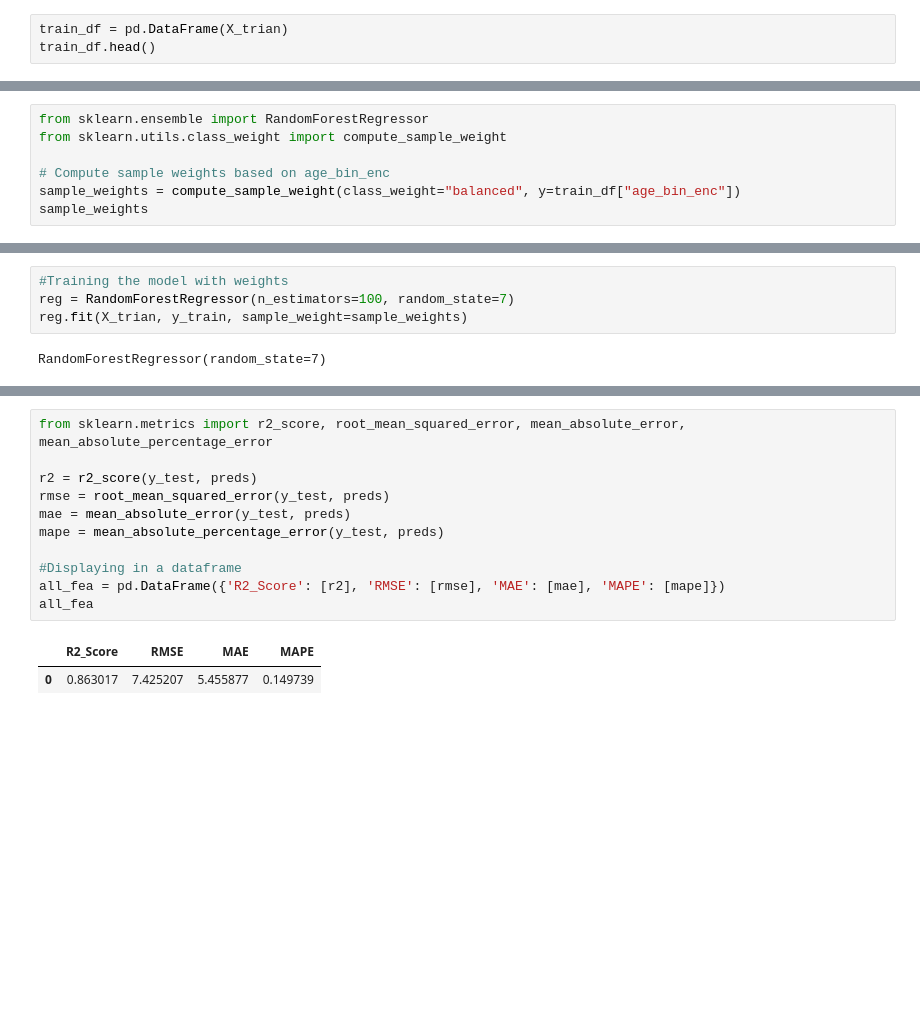
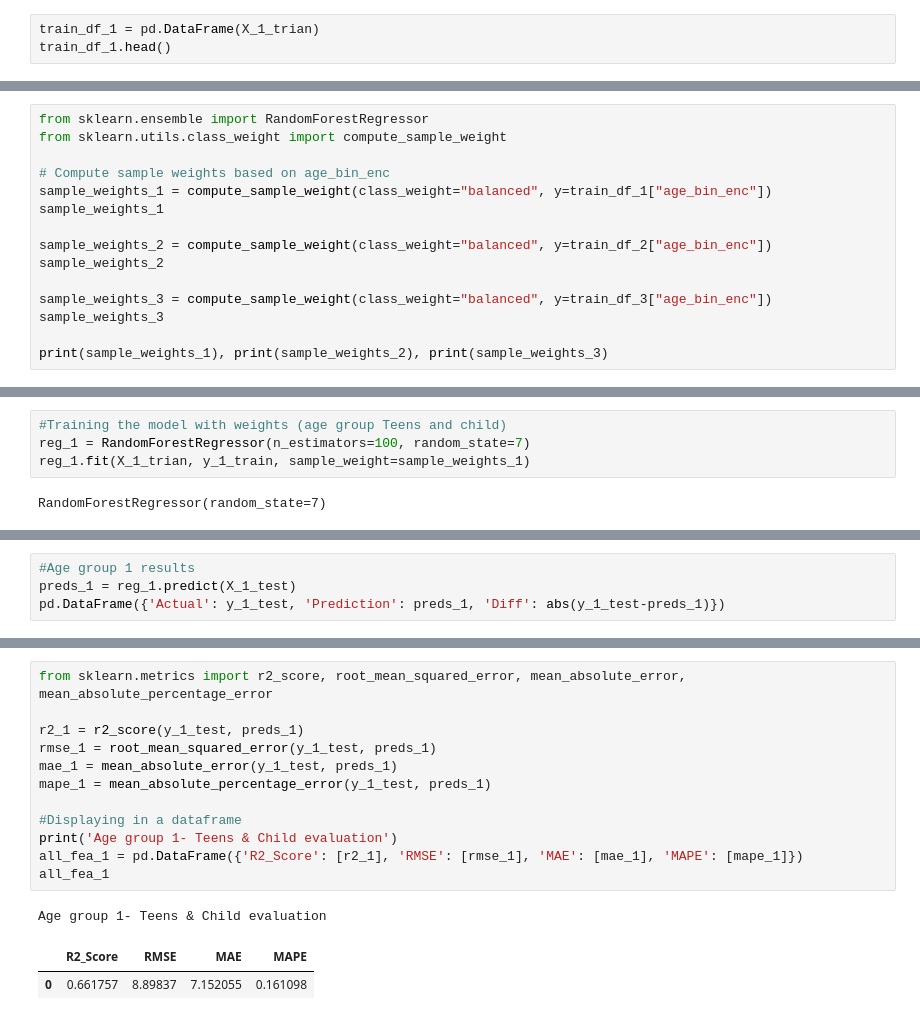
Before and after one commit to kisaraF/Pediatric-ADR-DDI-Tool, a Jupyter notebook: Notebooks/Missing_Values_Prediction_Model_Building/new_model_training_clustered.ipynb, the cells around one changed output, grey strips where cells are left out. Drawn from its saved outputs; the diff is of its cells as text; blank space fills up the shorter version.

```diff
--- a/Notebooks/Missing_Values_Prediction_Model_Building/new_model_training_clustered.ipynb
+++ b/Notebooks/Missing_Values_Prediction_Model_Building/new_model_training_clustered.ipynb
@@ -42,5 +90,5 @@ X_trian.shape, X_test.shape, y_train.shape, y_test.shape
 # %%
-train_df = pd.DataFrame(X_trian)
-train_df.head()
+train_df_1 = pd.DataFrame(X_1_trian)
+train_df_1.head()
 # %% [output]
 |  | age_norm | age_bin_enc | gender_enc | origin_country_enc |
@@ -54,6 +122,14 @@ from sklearn.ensemble import RandomForestRegressor
 from sklearn.utils.class_weight import compute_sample_weight
 
 # Compute sample weights based on age_bin_enc
-sample_weights = compute_sample_weight(class_weight="balanced", y=train_df["age_bin_enc"])
-sample_weights
+sample_weights_1 = compute_sample_weight(class_weight="balanced", y=train_df_1["age_bin_enc"])
+sample_weights_1
+
+sample_weights_2 = compute_sample_weight(class_weight="balanced", y=train_df_2["age_bin_enc"])
+sample_weights_2
+
+sample_weights_3 = compute_sample_weight(class_weight="balanced", y=train_df_3["age_bin_enc"])
+sample_weights_3
+
+print(sample_weights_1), print(sample_weights_2), print(sample_weights_3)
 # %% [output]
@@ -62,6 +140,6 @@ array([0.39751962, 0.57901544, 0.57901544, ..., 0.39751962, 0.57901544,
 # %%
-#Training the model with weights
-reg = RandomForestRegressor(n_estimators=100, random_state=7)
-reg.fit(X_trian, y_train, sample_weight=sample_weights)
+#Training the model with weights (age group Teens and child)
+reg_1 = RandomForestRegressor(n_estimators=100, random_state=7)
+reg_1.fit(X_1_trian, y_1_train, sample_weight=sample_weights_1)
 # %% [output]
 RandomForestRegressor(random_state=7)
@@ -84,0 +158,4 @@ pd.DataFrame({'Actual': y_test, 'Prediction': preds, 'Diff': abs(y_test-preds)})
+# %%
+#Age group 1 results
+preds_1 = reg_1.predict(X_1_test)
+pd.DataFrame({'Actual': y_1_test, 'Prediction': preds_1, 'Diff': abs(y_1_test-preds_1)})
@@ -85,14 +212,16 @@ pd.DataFrame({'Actual': y_test, 'Prediction': preds, 'Diff': abs(y_test-preds)})
 # %%
 from sklearn.metrics import r2_score, root_mean_squared_error, mean_absolute_error, mean_absolute_percentage_error
 
-r2 = r2_score(y_test, preds)
-rmse = root_mean_squared_error(y_test, preds)
-mae = mean_absolute_error(y_test, preds)
-mape = mean_absolute_percentage_error(y_test, preds)
+r2_1 = r2_score(y_1_test, preds_1)
+rmse_1 = root_mean_squared_error(y_1_test, preds_1)
+mae_1 = mean_absolute_error(y_1_test, preds_1)
+mape_1 = mean_absolute_percentage_error(y_1_test, preds_1)
 
 #Displaying in a dataframe
-all_fea = pd.DataFrame({'R2_Score': [r2], 'RMSE': [rmse], 'MAE': [mae], 'MAPE': [mape]})
-all_fea
+print('Age group 1- Teens & Child evaluation')
+all_fea_1 = pd.DataFrame({'R2_Score': [r2_1], 'RMSE': [rmse_1], 'MAE': [mae_1], 'MAPE': [mape_1]})
+all_fea_1
 # %% [output]
+Age group 1- Teens & Child evaluation
 |  | R2_Score | RMSE | MAE | MAPE |
-| 0 | 0.863017 | 7.425207 | 5.455877 | 0.149739 |
+| 0 | 0.661757 | 8.89837 | 7.152055 | 0.161098 |
```
Also changed, not shown: parts of 24 cells of this notebook, 26 other files.
